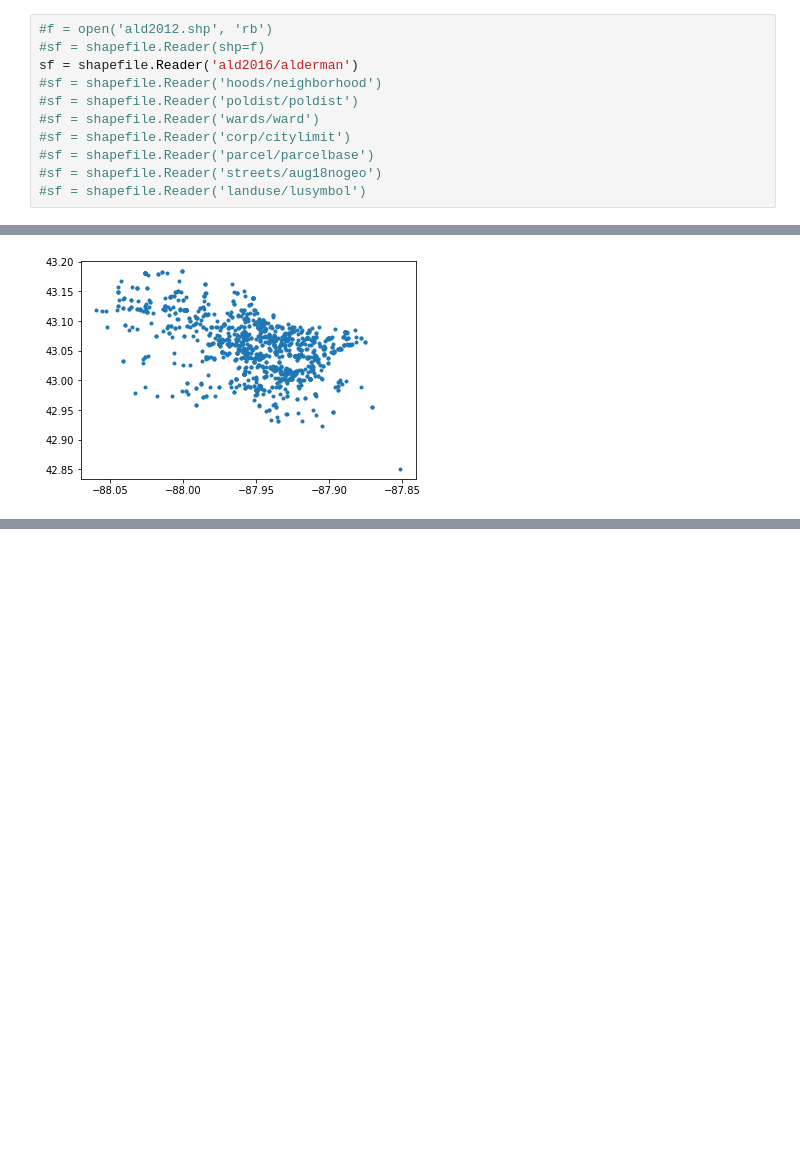
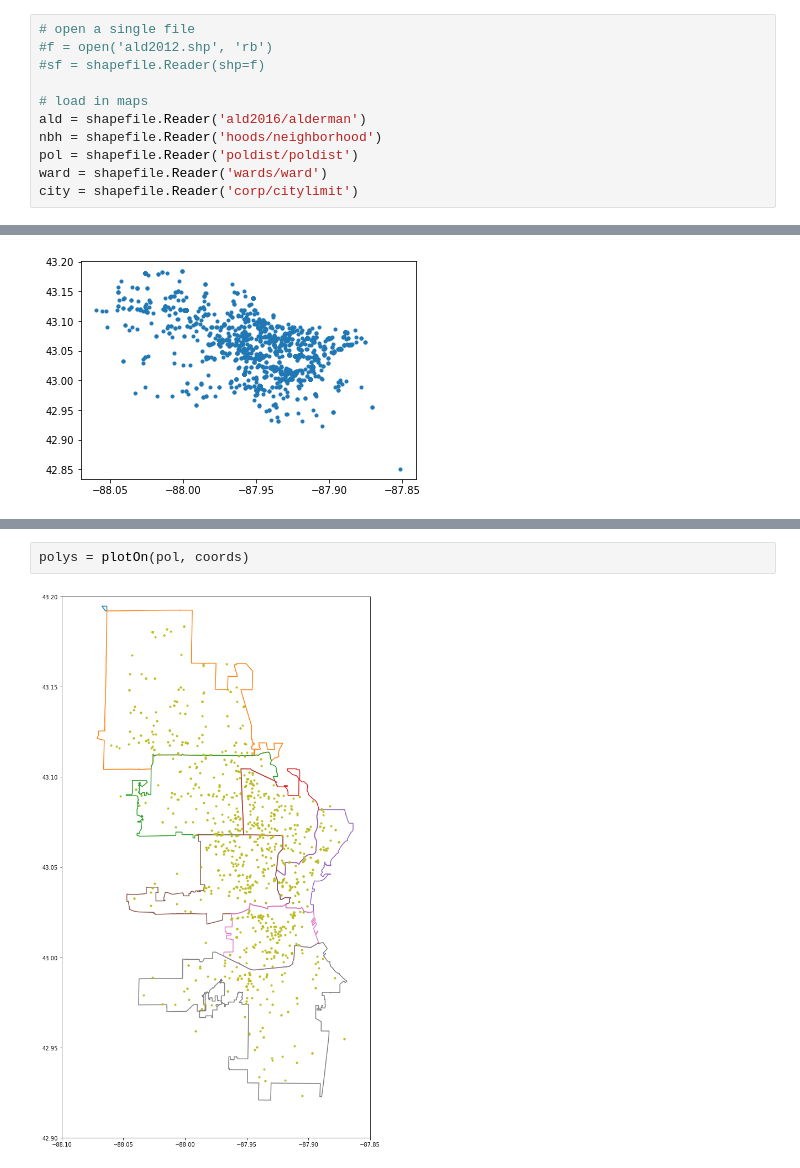
Before and after one commit to uofthcdslab/seniordesign1819, a Jupyter notebook: mapping/mke-dists.ipynb, the cells around one changed output, grey strips where cells are left out. Saved outputs shown, nothing was run; the diff lists cells and outputs as text; blank space fills up the shorter version.

```diff
--- a/mapping/mke-dists.ipynb
+++ b/mapping/mke-dists.ipynb
@@ -9,16 +11,16 @@ import pandas as pd
 # data from https://city.milwaukee.gov/DownloadMapData3497.htm
 # it is encoded in NAD27 in zone 4803 (Wisconsin South)
 # %%
+# open a single file
 #f = open('ald2012.shp', 'rb')
 #sf = shapefile.Reader(shp=f)
-sf = shapefile.Reader('ald2016/alderman')
-#sf = shapefile.Reader('hoods/neighborhood')
-#sf = shapefile.Reader('poldist/poldist')
-#sf = shapefile.Reader('wards/ward')
-#sf = shapefile.Reader('corp/citylimit')
-#sf = shapefile.Reader('parcel/parcelbase')
-#sf = shapefile.Reader('streets/aug18nogeo')
-#sf = shapefile.Reader('landuse/lusymbol')
+
+# load in maps
+ald = shapefile.Reader('ald2016/alderman')
+nbh = shapefile.Reader('hoods/neighborhood')
+pol = shapefile.Reader('poldist/poldist')
+ward = shapefile.Reader('wards/ward')
+city = shapefile.Reader('corp/citylimit')
 # %%
 # converter for coordinates
 inProj = Proj(init='EPSG:32054', preserve_units=True) # NAD27 Wisconsin South
@@ -85,0 +95,4 @@ plt.show()
+# %%
+polys = plotOn(pol, coords)
+# %% [output]
+[figure, added]
```
Also changed, not shown: parts of 3 cells of this notebook, 8 other files.
